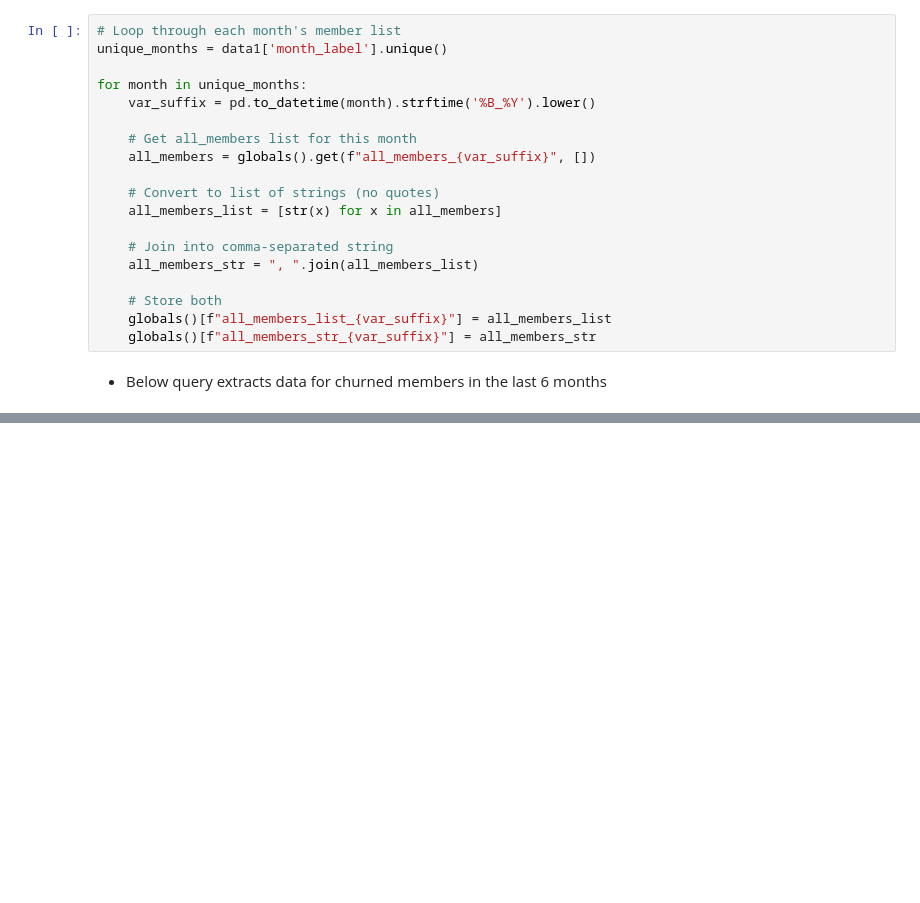
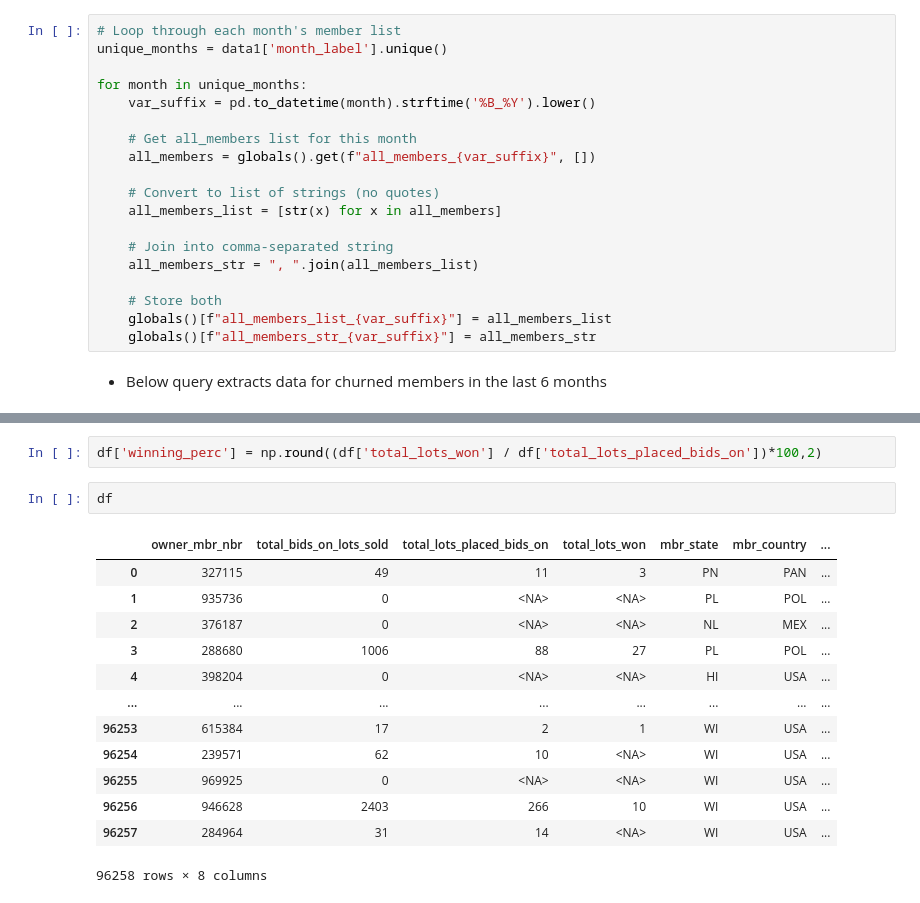
Before and after one commit to srijan-deo/Churn-Premier-Members, a Jupyter notebook: churn-analysis-t6-1year-april.ipynb, the cells around one changed output, grey strips where cells are left out. Drawn from its saved outputs; the diff is of its cells as text; blank space fills up the shorter version.

```diff
--- a/churn-analysis-t6-1year-april.ipynb
+++ b/churn-analysis-t6-1year-april.ipynb
@@ -346,0 +479,18 @@ final_df[final_df['median_sp_lost'].isnull()]
+# %%
+df['winning_perc'] = np.round((df['total_lots_won'] / df['total_lots_placed_bids_on'])*100,2)
+# %%
+df
+# %% [output]
+|  | owner_mbr_nbr | total_bids_on_lots_sold | total_lots_placed_bids_on | total_lots_won | mbr_state | mbr_country | ... |
+| 0 | 327115 | 49 | 11 | 3 | PN | PAN | ... |
+| 1 | 935736 | 0 | <NA> | <NA> | PL | POL | ... |
+| 2 | 376187 | 0 | <NA> | <NA> | NL | MEX | ... |
+| 3 | 288680 | 1006 | 88 | 27 | PL | POL | ... |
+| 4 | 398204 | 0 | <NA> | <NA> | HI | USA | ... |
+| ... | ... | ... | ... | ... | ... | ... | ... |
+| 96253 | 615384 | 17 | 2 | 1 | WI | USA | ... |
+| 96254 | 239571 | 62 | 10 | <NA> | WI | USA | ... |
+| 96255 | 969925 | 0 | <NA> | <NA> | WI | USA | ... |
+| 96256 | 946628 | 2403 | 266 | 10 | WI | USA | ... |
+| 96257 | 284964 | 31 | 14 | <NA> | WI | USA | ... |
+96258 rows × 8 columns
```
Also changed, not shown: parts of 20 cells of this notebook.
